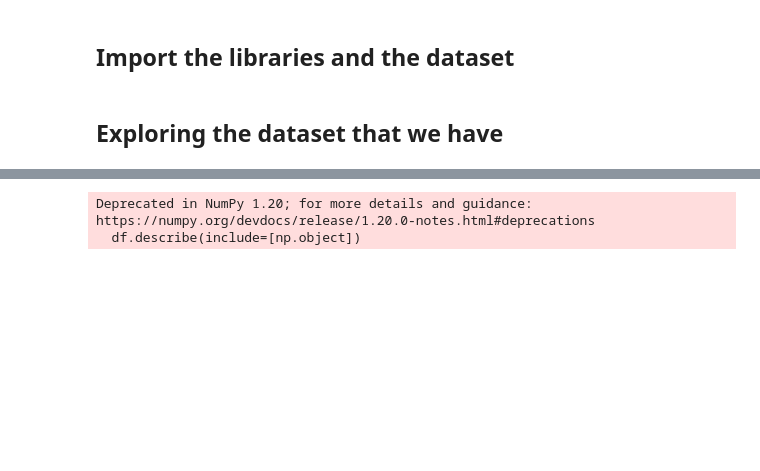
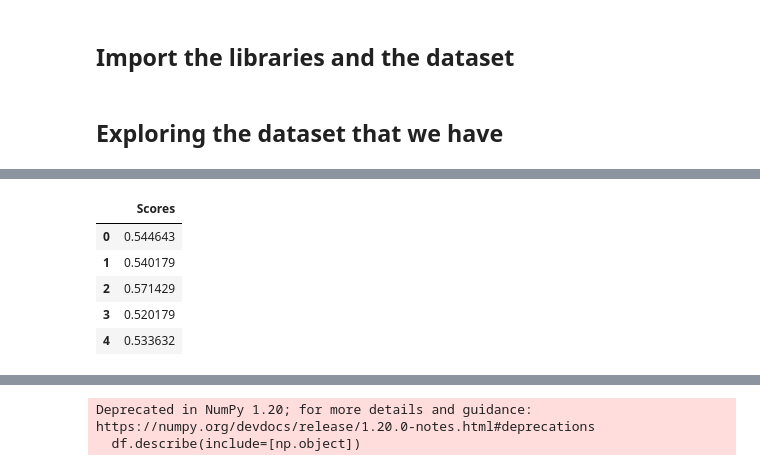
Before and after one commit to Group-6-10Academy/smart_ad_ABtesting, a Jupyter notebook: notebooks/ml_modelling.ipynb, the cells around one changed output, grey strips where cells are left out. Cells and saved outputs as stored; diff of their text form; code cells hidden in the pictures; blank space fills up the shorter version.

```diff
--- a/notebooks/ml_modelling.ipynb
+++ b/notebooks/ml_modelling.ipynb
@@ -117,0 +113,4 @@ response_clean['response'] = label_encoder.fit_transform(response_clean['respons
+# %%
+# and do the same to get 'platform_df'
+platfrom_df = response_clean[["experiment", "date" , "hour", "device_make", "platform_os", "response"]]
+platfrom_df.to_csv("../data/clean_AdSmartABdata.csv")
@@ -117,0 +239,11 @@ response_clean['response'] = label_encoder.fit_transform(response_clean['respons
+# %%
+# saving the output to a pandas dataframe
+scores1 = pd.DataFrame(scores,columns=['Scores'])
+scores1.head()
+# %% [output]
+|  | Scores |
+| 0 | 0.544643 |
+| 1 | 0.540179 |
+| 2 | 0.571429 |
+| 3 | 0.520179 |
+| 4 | 0.533632 |
```
Also changed, not shown: parts of 24 cells of this notebook, 3 other files.
